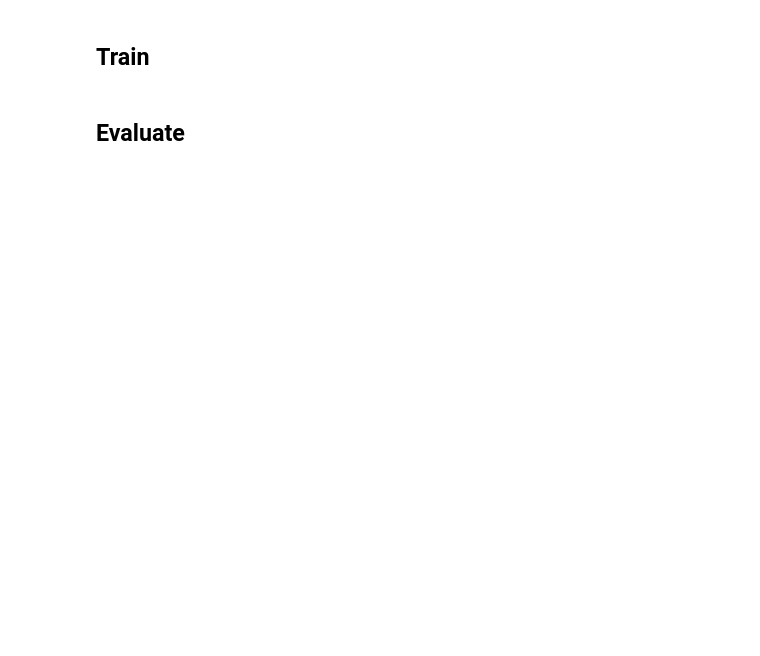
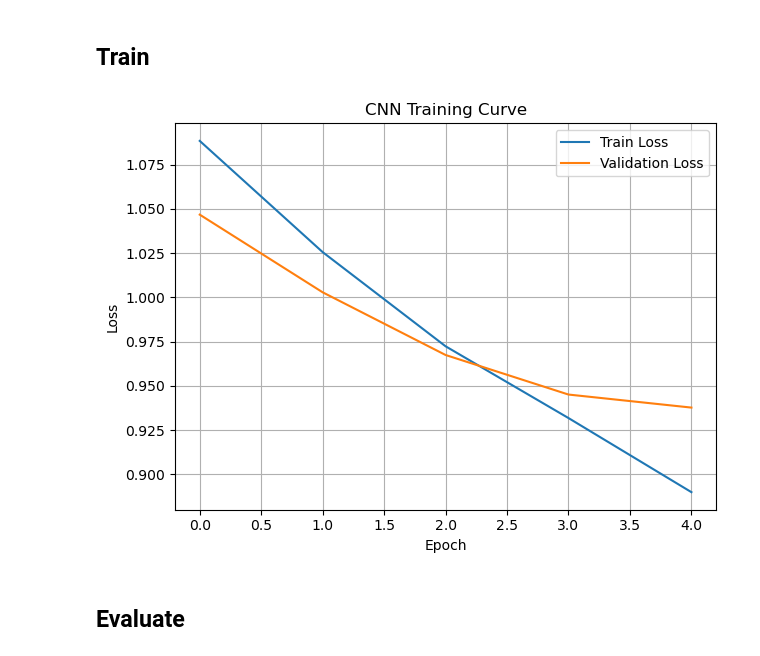
Before and after one commit to ScottMcHaffie/SH2150_assignments, a Jupyter notebook: assignment2/Assignment_2.ipynb, the cells around one changed output. Saved outputs shown, nothing was run; the diff lists cells and outputs as text; code cells hidden in the pictures; blank space fills up the shorter version.

```diff
--- a/assignment2/Assignment_2.ipynb
+++ b/assignment2/Assignment_2.ipynb
@@ -360,25 +360,32 @@ class CNN(nn.Module):
         super().__init__()
 
         self.features = nn.Sequential(
-            nn.Conv2d(in_channels, 4, kernel_size=3, padding=1), nn.ReLU(), nn.MaxPool2d(2),
+            nn.Conv2d(in_channels=in_channels, out_channels=4, kernel_size=3, padding=1), nn.ReLU(), nn.MaxPool2d(kernel_size=2),
             #TODO: add three more layers according to the CNN architecture in
             # Fig. 1, with 3x3 filters. The last layer should have 32 output channels.
+            nn.Conv2d(in_channels=4, out_channels=8, kernel_size=3, padding=1), nn.ReLU(), nn.MaxPool2d(kernel_size=2),
+            nn.Conv2d(in_channels=8, out_channels=16, kernel_size=3, padding=1), nn.ReLU(), nn.MaxPool2d(kernel_size=2),
+            nn.Conv2d(in_channels=16, out_channels=32, kernel_size=3, padding=1), nn.ReLU(), nn.MaxPool2d(kernel_size=2),
         )
 
         self.classifier = nn.Sequential(
             nn.Flatten(),
             # TODO: add linear + ReLU + Linear + Softmax according to Fig. 1
+            nn.Linear(in_features=2048, out_features=64),
+            nn.ReLU(),
+            nn.Linear(in_features=64, out_features=3),
+            nn.Softmax(),
         )
     def forward(self, x):
         x = self.features(x)
         x = self.classifier(x)
         return x
 # %%
-in_channels = ??? # TODO define how many input channels your images have (are they grayscale or RGB?)
+in_channels = 1 # TODO define how many input channels your images have (are they grayscale or RGB?)
 
 cnn = CNN(in_channels = in_channels)
-optimizer = ??? #TODO define this
-criterion = ??? #TODO define this
+optimizer = torch.optim.Adam(cnn.parameters(), lr=1e-3) #TODO define this
+criterion = nn.CrossEntropyLoss() #TODO define this
 
 train_loader = DataLoader(train_data, batch_size=32, shuffle=True)
 val_loader = DataLoader(val_data, batch_size=32, shuffle=False)
@@ -389,13 +414,20 @@ cnn.to(device) # this moves the model to GPU if available
 # %% [markdown]
 ## Train
 # %%
-for epoch in range(5):
+train_loss_curve, val_loss_curve = [], []
+num_epochs_cnn = 5
+for epoch in range(num_epochs_cnn):
     cnn.train()
     total_loss = 0
     for imgs, labels, _ in train_loader:
         imgs, labels = imgs.to(device), labels.to(device)
         # TODO: Zero gradients, compute forward pass, calculate loss, perform a backward pass,
         # and update the weights. Calculate training loss and add to total_loss
+        optimizer.zero_grad()
+        out = cnn(imgs)
+        loss = criterion(out, labels)
+        loss.backward()
+        optimizer.step()
         total_loss += loss.item()
     train_loss_curve.append(total_loss / len(train_loader))
 
@@ -405,11 +437,23 @@ for epoch in range(5):
         for imgs, labels, _ in val_loader:
             imgs, labels = imgs.to(device), labels.to(device)
             # TODO calculate validation loss and add to val_loss.
+            val_out = cnn(imgs)
+            val_loss += criterion(val_out, labels).item()
+
     # TODO: save total validation loss, normalized by the number of training samples,
     # in val_loss_curve
-
-# TODO: make a plot with two curves: training and validation loss, similar to
-# before. Suggested title "CNN Training Curve"
+    val_loss_curve.append(val_loss / len(val_loader))
+# %%
+# TODO: make a plot with two curves: training and validation loss, similar to
+# before. Suggested title "CNN Training Curve"
+plt.plot(np.arange(0, num_epochs_cnn), train_loss_curve, label='Train Loss')
+plt.plot(np.arange(0, num_epochs_cnn), val_loss_curve, label='Validation Loss')
+plt.xlabel('Epoch'); plt.ylabel('Loss'); plt.title("CNN Training Curve")
+plt.grid(); plt.legend(); plt.tight_layout()
+plt.savefig(r"C:\Users\T480s\OneDrive\Documents\aKTH\KTH Second Year\ML_physics\SH2150_assignments\assignment2\figures\3b_losses.png", dpi=300)
+plt.show()
+# %% [output]
+[figure, added]
 # %% [markdown]
 ## Evaluate
 # %%
```
Also changed, not shown: parts of 8 cells of this notebook.
